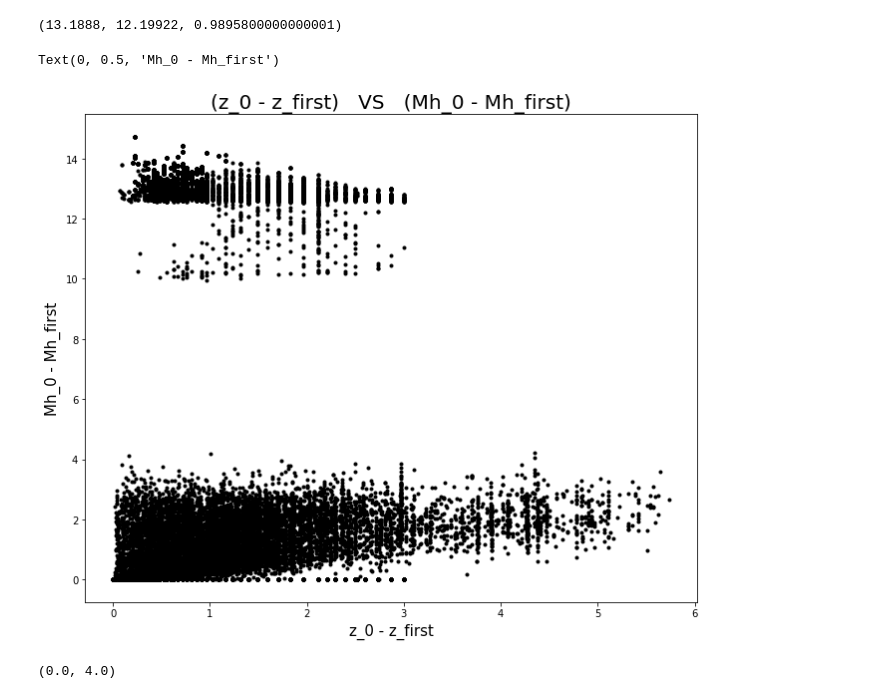
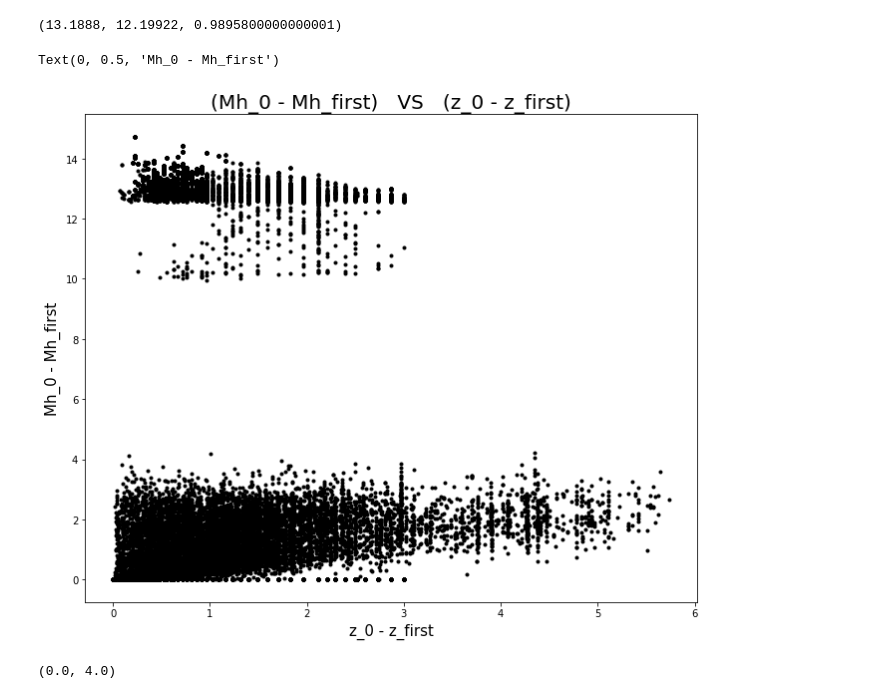
Before and after one commit to halehhajizadeh/Galaxy-Clusters, a Jupyter notebook: read_data.ipynb, the cells around one changed output. Drawn from its saved outputs; the diff is of its cells as text; code cells hidden in the pictures.

Commit message:
visualization

```diff
--- a/read_data.ipynb
+++ b/read_data.ipynb
@@ -4,7 +4,7 @@ import pandas as pd
 import matplotlib.pylab as plt
 import re
 # %%
-dataset = pd.read_csv('./dataset/HzAGN_Groups_0_3noMcut_Infalltime/HzAGN_Groups_0_3_noMcut_InfallTime_matched.csv')
+dataset = pd.read_csv('./dataset/HzAGN_Groups_0_3_noMcut_InfallTime_matched.csv')
 # %%
 dataset[:5]
 # %% [output]
@@ -74,23 +244,23 @@ dataset['Mh_0[col9]'][20000], dataset['Mh_first[col24]'][20000], (dataset['Mh_0[
 # %%
 y1 = dataset['Mh_first[col24]']
 y2 = dataset['Mh_0[col9]']
 x1 = dataset['z_first[col20]']
 x2 = dataset['z_0[col4]']
 
 x = np.abs(x2-x1)
 y = np.abs(y2-y1)
 
 x_label = x2.name.split('[')[0] + ' - ' + x1.name.split('[')[0]
 y_label = y2.name.split('[')[0] + ' - ' + y1.name.split('[')[0]
 
 plt.figure(figsize=(11,9))
 plt.scatter(x,y, marker='.', c='black')
-plt.title('(' + str(x_label)+')   VS   ('+ str(y_label) + ')', fontsize = 20)
+plt.title('(' + str(y_label)+')   VS   ('+ str(x_label) + ')', fontsize = 20)
 plt.xlabel(x_label, fontsize = 15)
 plt.ylabel(y_label, fontsize = 15)
 # %% [output]
 Text(0, 0.5, 'Mh_0 - Mh_first')
-[figure, old version]
+[figure, new version]
 # %%
 y1 = dataset['M*_first[col25]']
 y2 = dataset['M*_0[col10]']
```
Also changed, not shown: parts of 8 cells of this notebook.
